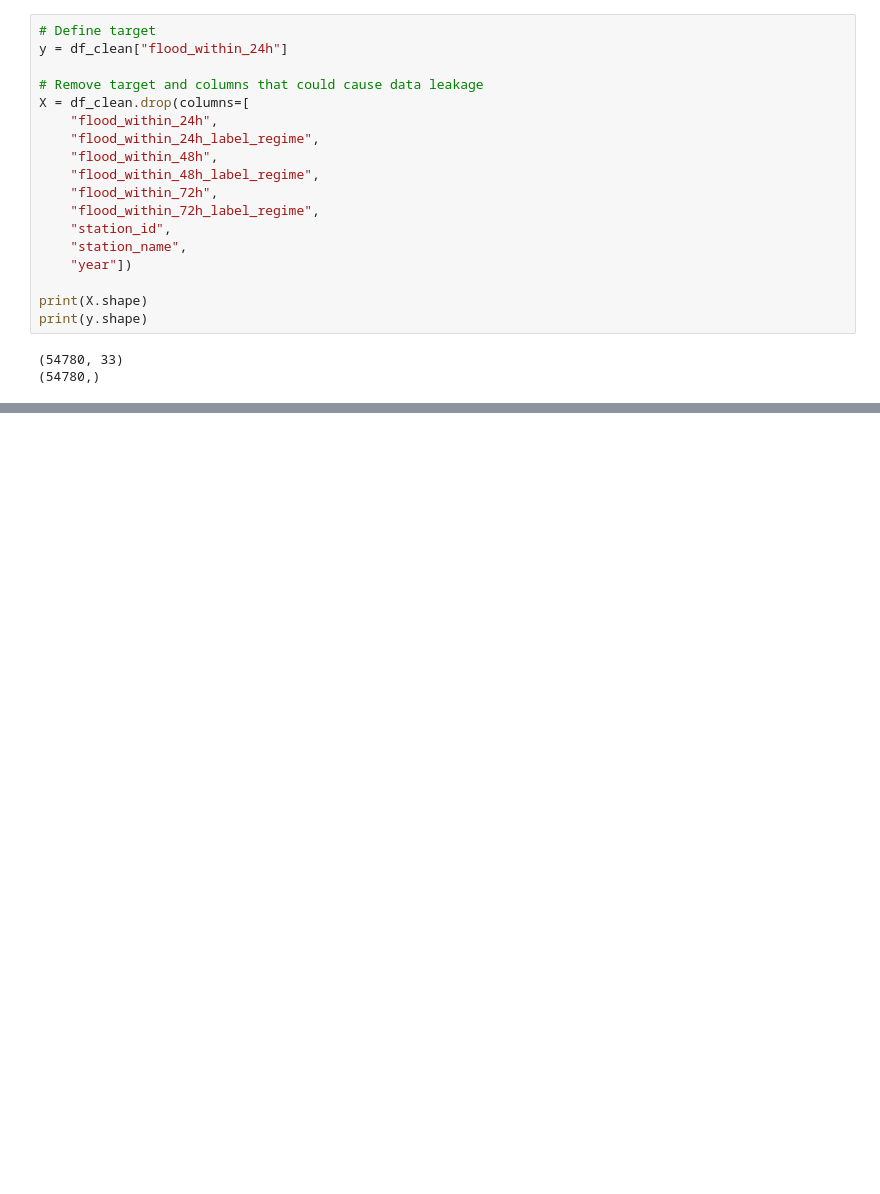
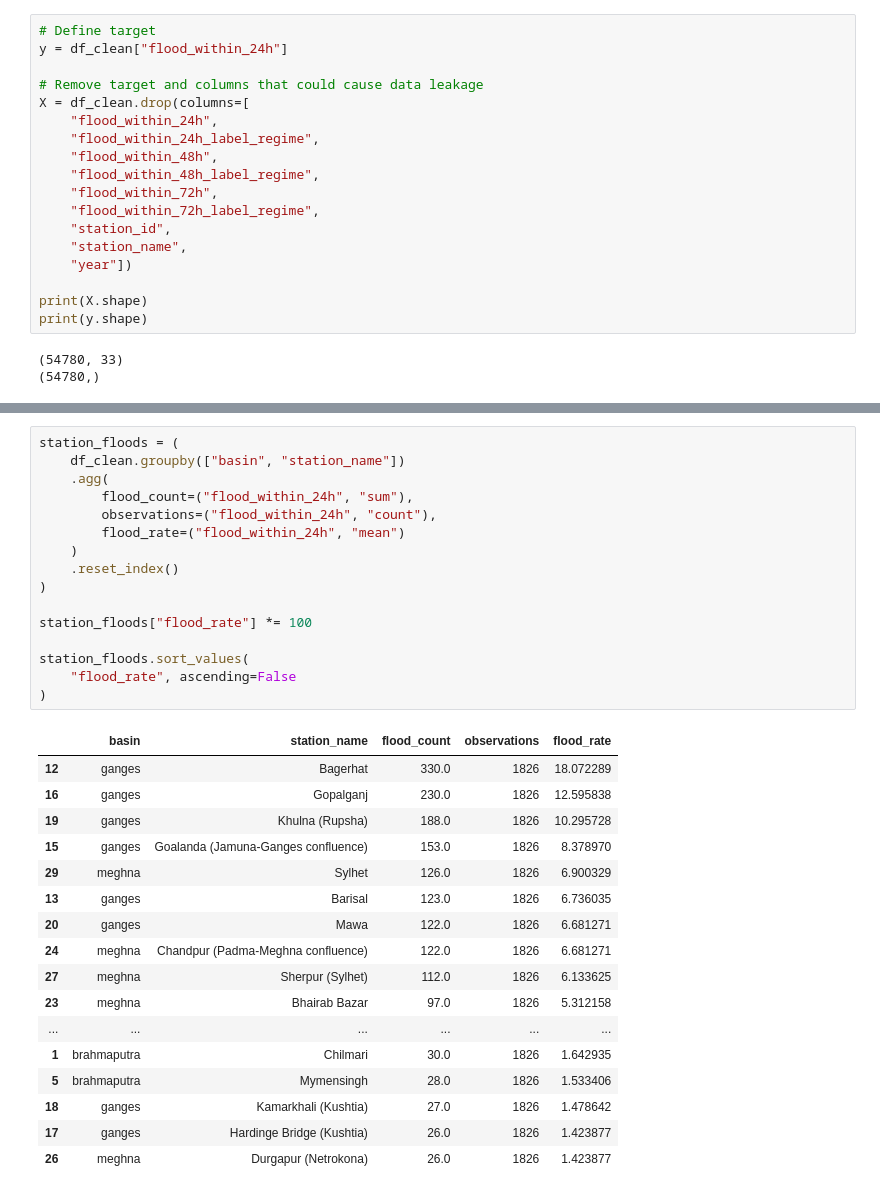
Before and after one commit to Burzo572/dsb_project, a Jupyter notebook: CapStoneProjectJankoBurzanovicFirstEda.ipynb, the cells around one changed output, grey strips where cells are left out. Cells and saved outputs as stored; diff of their text form; blank space fills up the shorter version.

```diff
--- a/CapStoneProjectJankoBurzanovicFirstEda.ipynb
+++ b/CapStoneProjectJankoBurzanovicFirstEda.ipynb
@@ -648,0 +822,34 @@ print(y.shape)
+# %%
+station_floods = (
+    df_clean.groupby(["basin", "station_name"])
+    .agg(
+        flood_count=("flood_within_24h", "sum"),
+        observations=("flood_within_24h", "count"),
+        flood_rate=("flood_within_24h", "mean")
+    )
+    .reset_index()
+)
+
+station_floods["flood_rate"] *= 100
+
+station_floods.sort_values(
+    "flood_rate", ascending=False
+)
+# %% [output]
+|  | basin | station_name | flood_count | observations | flood_rate |
+| 12 | ganges | Bagerhat | 330.0 | 1826 | 18.072289 |
+| 16 | ganges | Gopalganj | 230.0 | 1826 | 12.595838 |
+| 19 | ganges | Khulna (Rupsha) | 188.0 | 1826 | 10.295728 |
+| 15 | ganges | Goalanda (Jamuna-Ganges confluence) | 153.0 | 1826 | 8.378970 |
+| 29 | meghna | Sylhet | 126.0 | 1826 | 6.900329 |
+| 13 | ganges | Barisal | 123.0 | 1826 | 6.736035 |
+| 20 | ganges | Mawa | 122.0 | 1826 | 6.681271 |
+| 24 | meghna | Chandpur (Padma-Meghna confluence) | 122.0 | 1826 | 6.681271 |
+| 27 | meghna | Sherpur (Sylhet) | 112.0 | 1826 | 6.133625 |
+| 23 | meghna | Bhairab Bazar | 97.0 | 1826 | 5.312158 |
+| ... | ... | ... | ... | ... | ... |
+| 1 | brahmaputra | Chilmari | 30.0 | 1826 | 1.642935 |
+| 5 | brahmaputra | Mymensingh | 28.0 | 1826 | 1.533406 |
+| 18 | ganges | Kamarkhali (Kushtia) | 27.0 | 1826 | 1.478642 |
+| 17 | ganges | Hardinge Bridge (Kushtia) | 26.0 | 1826 | 1.423877 |
+| 26 | meghna | Durgapur (Netrokona) | 26.0 | 1826 | 1.423877 |
```
Also changed, not shown: parts of 13 cells of this notebook.
